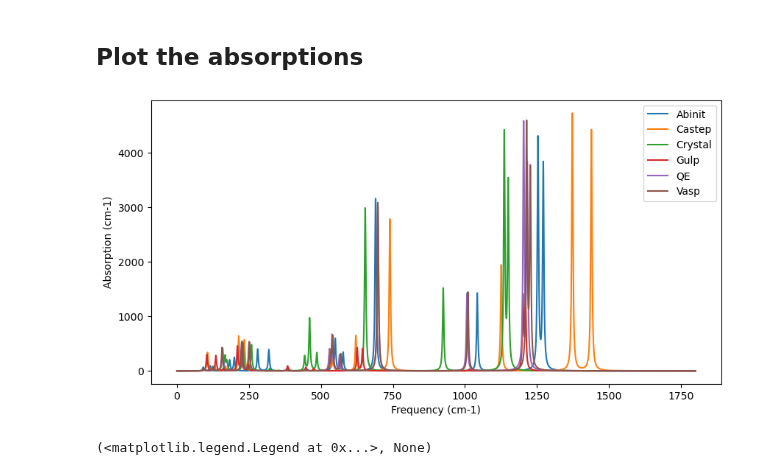
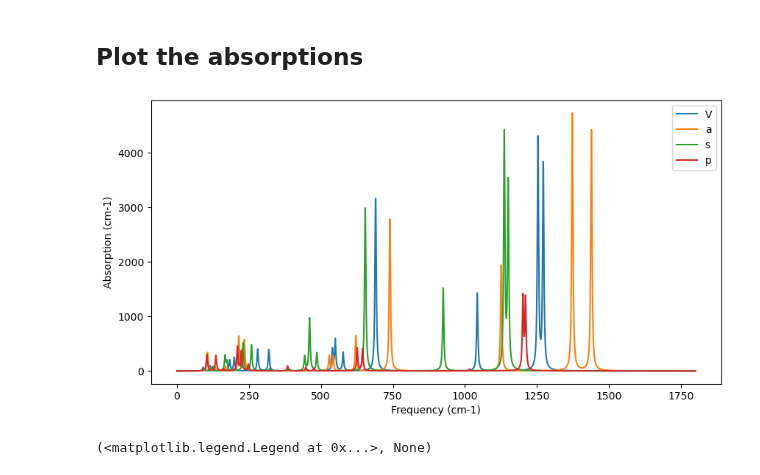
Before and after one commit to JohnKendrick/PDielec, a Jupyter notebook: Examples/Helper/Jupyter/compareDFTAbsorptions.ipynb, the cells around one changed output. Cells and saved outputs as stored; diff of their text form; code cells hidden in the pictures.

```diff
--- a/Examples/Helper/Jupyter/compareDFTAbsorptions.ipynb
+++ b/Examples/Helper/Jupyter/compareDFTAbsorptions.ipynb
@@ -3,9 +3,10 @@
 Start by importing some use routine
 # %%
 import numpy                      as np
-import sys
-import os
-sys.path.insert(0, "../../..")     # This should allow the PDielec modules to be found
+import sys, os
+home_directory = os.path.join("..","..","..")
+examples_directory = os.path.join(home_directory,'Examples')
+sys.path.insert(0, home_directory)
 from PDielec.HelperRoutines   import getMaterial
 from PDielec.HelperRoutines   import calculatePowderSpectrum
 from PDielec.HelperRoutines   import calculateSingleCrystalSpectrum
@@ -16,14 +17,15 @@ The following is a list of the directories and the files that need to be read fr
 Please note these calculations are only for illustrative purposes.
 They are not converged with respect to plane-wave cutoff or basis set.
 # %%
-directories = ['Abinit',      'Castep',        'Crystal',     'Gulp',        'QE',           'Vasp']
+programs    = ['AbInit',      'Castep',        'Crystal',     'Gulp',        'QE',           'Vasp']
+directories = ['Na2SO42',     'Na2SO42',       'Na2SO42',     'Na2SO42',     'Na2SO42',      'Na2SO42']
 files =       ['Na2SO42.out', 'phonon.castep', 'Na2SO42.out', 'na2so42.gout','Na2SO42.dynG', 'OUTCAR']
 # %% [markdown]
 ## Create a material for each calculation
 # %%
 materials = []
-for directory, file in zip(directories,files):
-    material = getMaterial(os.path.join('Na2SO42/',directory,file))
+for program, directory, file in zip(programs,directories,files):
+    material = getMaterial(os.path.join(examples_directory,program,directory,file))
     materials.append(material)
 # %% [markdown]
 ## Calculate the absorptions for each material using a volume fraction of 0.1
@@ -39,12 +41,12 @@ for material in materials:
 # %%
 # %matplotlib notebook
 import matplotlib.pyplot as plt
 plt.figure(figsize = (10,5)) # set the size of the figure
-for name,absorption in zip(directories,absorptions):
+for name,absorption in zip(program,absorptions):
     plt.plot(frequencies, absorption,label=name)
 plt.xlabel('Frequency (cm-1)')
 plt.ylabel('Absorption (cm-1)')
 plt.legend(), plt.show()
 # %% [output]
-[figure, old version]
+[figure, new version]
 (<matplotlib.legend.Legend at 0x...>, None)
```
Also changed, not shown: 27 other files.
